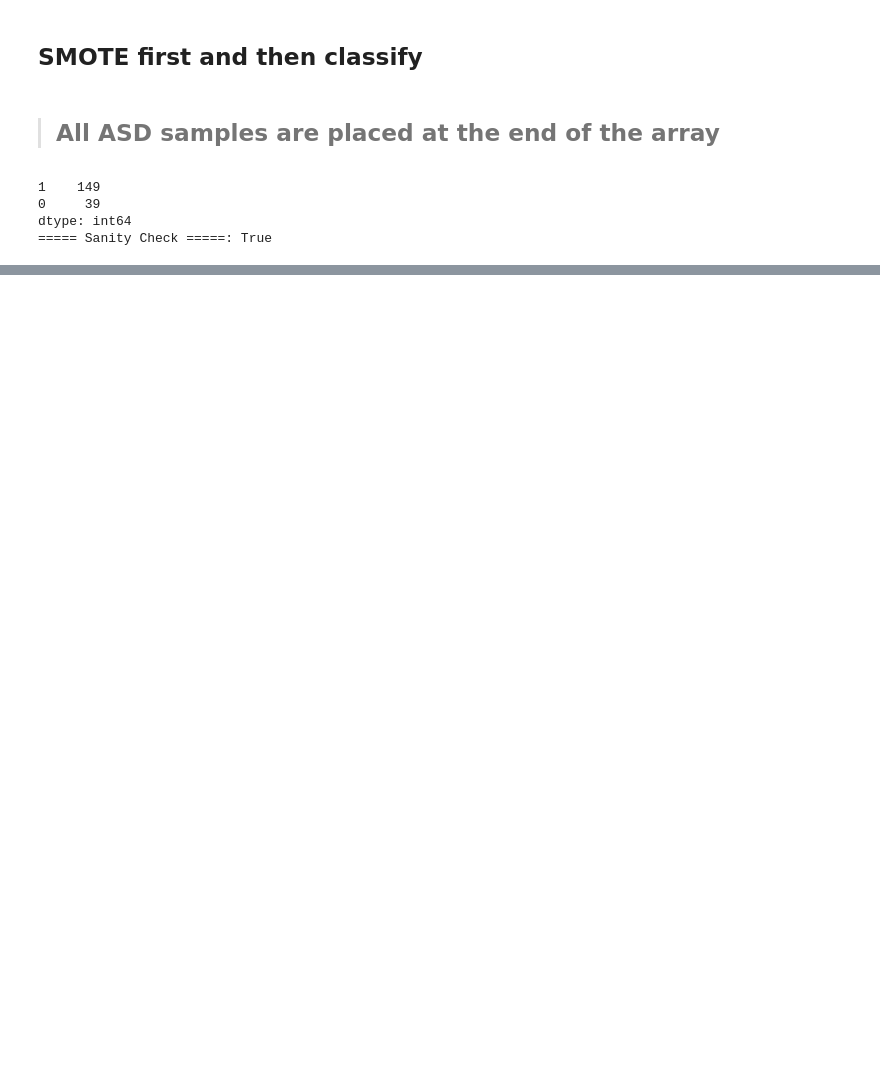
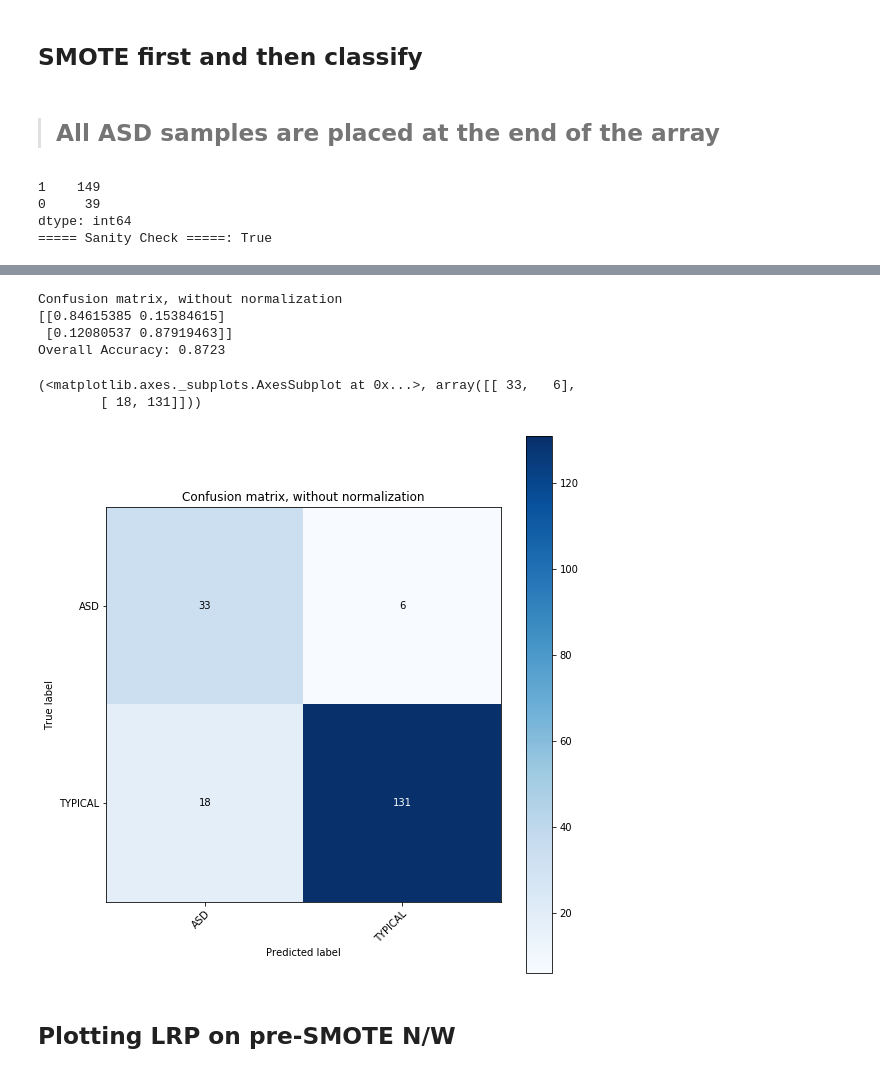
Before and after one commit to ahsanMah/interpretDL, a Jupyter notebook: ASD/ASD_HR-ve.ipynb, the cells around one changed output, grey strips where cells are left out. Cells and saved outputs as stored; diff of their text form; code cells hidden in the pictures; blank space fills up the shorter version.

```diff
--- a/ASD/ASD_HR-ve.ipynb
+++ b/ASD/ASD_HR-ve.ipynb
@@ -550,0 +436,22 @@ dnn_predictions.T.plot(kind="bar", figsize=(16,8), grid=True, title="Predictions
+# %%
+reindexed_labels = synth_train_labels.iloc[smote_pipeline.testing_idxs]
+preds = pd.DataFrame(smote_pipeline.predictions, index = reindexed_labels.index, dtype=int)
+correct_idxs = smote_pipeline.correct_preds_bool_arr
+# preds = reindexed_labels[correct_idxs]
+
+# All negative indices correspond to synthetic samples
+real_sample_preds = preds[preds.index > 0]
+# %%
+y_pred = real_sample_preds
+y_true = risk_labels.loc[real_sample_preds.index]
+plot_confusion_matrix(y_true, y_pred, enc.categories_[0])
+# %% [output]
+Confusion matrix, without normalization
+[[0.84615385 0.15384615]
+ [0.12080537 0.87919463]]
+Overall Accuracy: 0.8723
+(<matplotlib.axes._subplots.AxesSubplot at 0x...>, array([[ 33,   6],
+        [ 18, 131]]))
+[figure, added]
+# %% [markdown]
+## Plotting LRP on pre-SMOTE N/W
```
Also changed, not shown: parts of 41 cells of this notebook.
